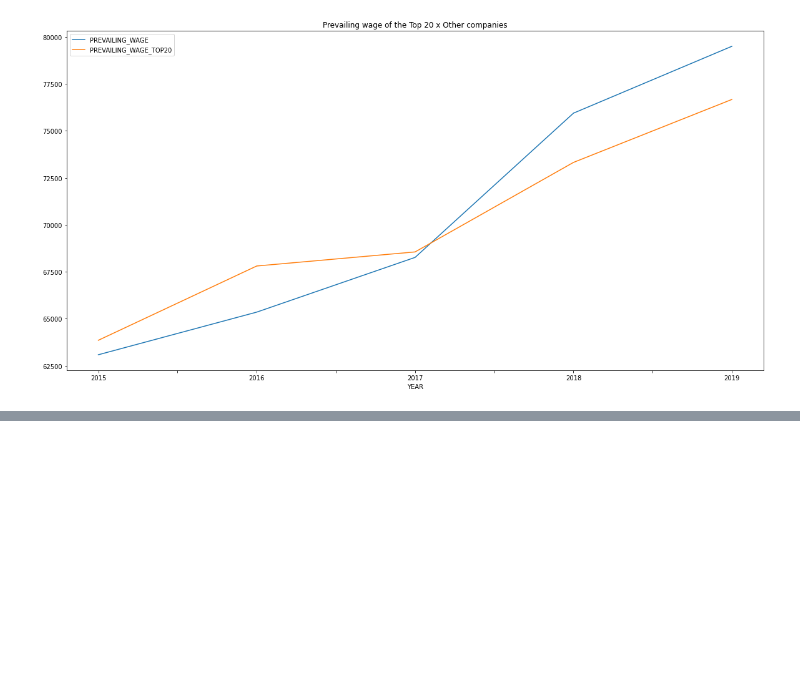
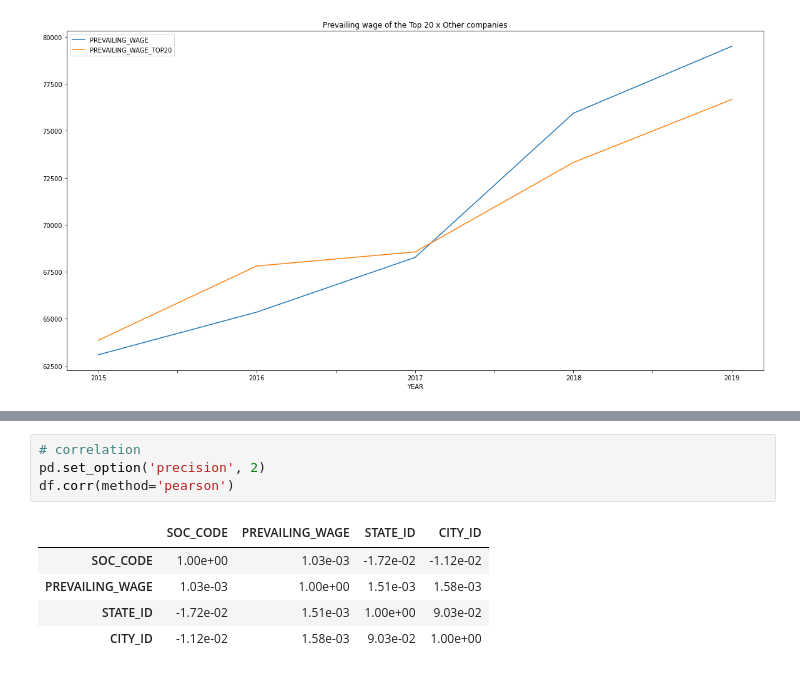
Before and after one commit to lxbraga/FGV_Intro_DS, a Jupyter notebook: notebook.ipynb, the cells around one changed output, grey strips where cells are left out. Drawn from its saved outputs; the diff is of its cells as text; blank space fills up the shorter version.

```diff
--- a/notebook.ipynb
+++ b/notebook.ipynb
@@ -900,0 +961,10 @@ CITY_ID          0.009880        -0.001660 -0.100356  1.000000
+# %%
+# correlation
+pd.set_option('precision', 2)
+df.corr(method='pearson')
+# %% [output]
+|  | SOC_CODE | PREVAILING_WAGE | STATE_ID | CITY_ID |
+| SOC_CODE | 1.00e+00 | 1.03e-03 | -1.72e-02 | -1.12e-02 |
+| PREVAILING_WAGE | 1.03e-03 | 1.00e+00 | 1.51e-03 | 1.58e-03 |
+| STATE_ID | -1.72e-02 | 1.51e-03 | 1.00e+00 | 9.03e-02 |
+| CITY_ID | -1.12e-02 | 1.58e-03 | 9.03e-02 | 1.00e+00 |
```
Also changed, not shown: parts of 20 cells of this notebook.
